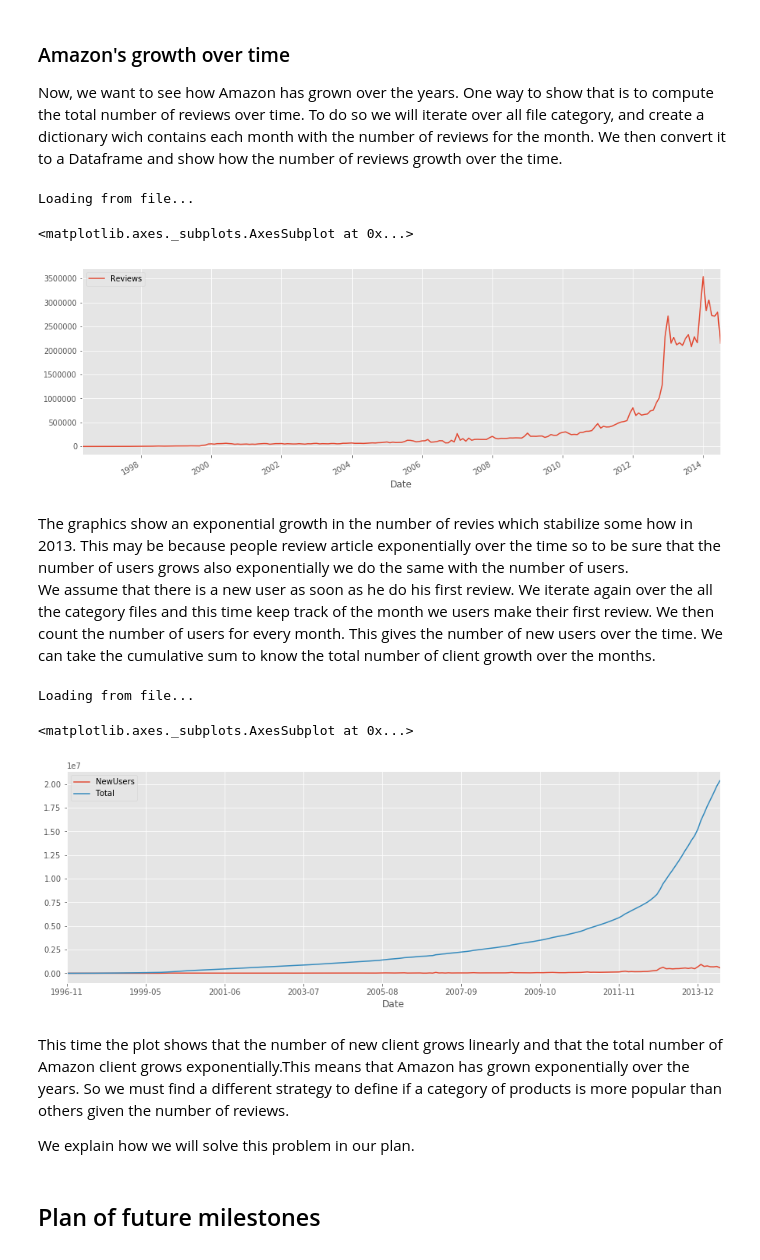
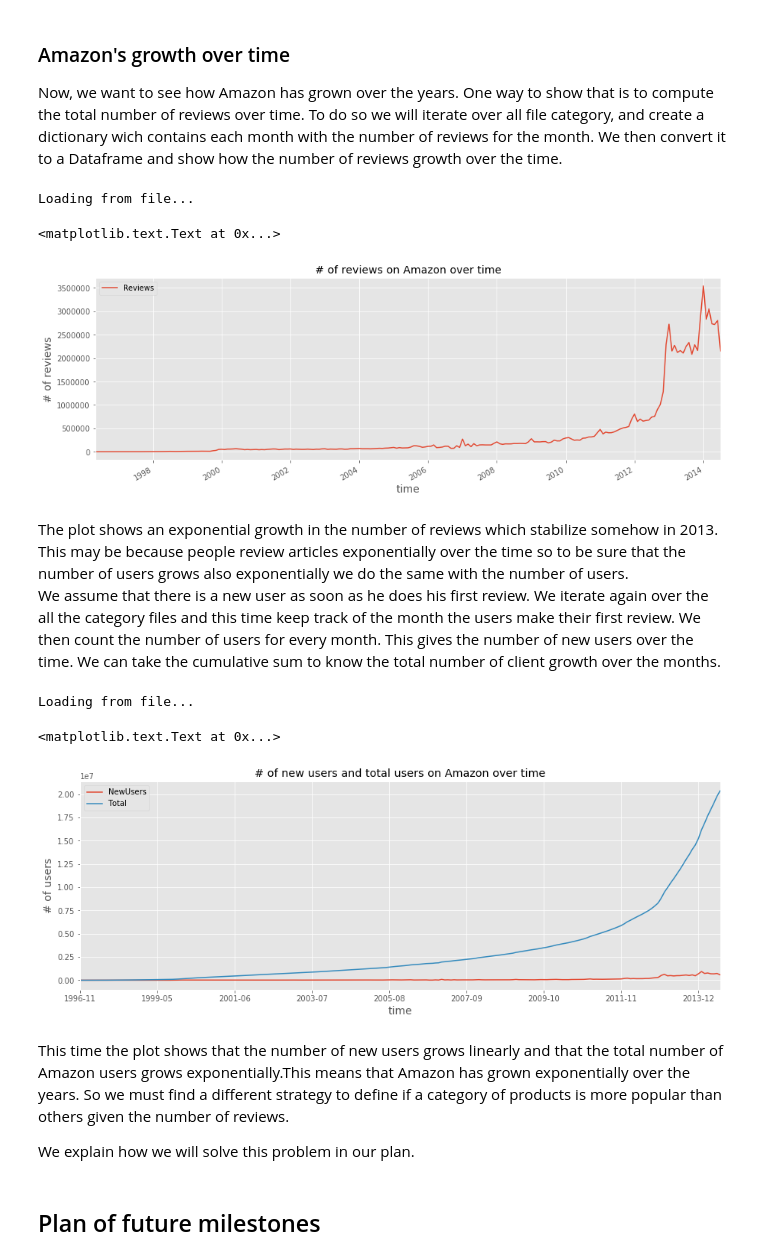
Before and after one commit to darioAnongba/EPFL-ADA, a Jupyter notebook: project/Report.ipynb, the cells around one changed output. Drawn from its saved outputs; the diff is of its cells as text; code cells hidden in the pictures.

Commit message:
Added title and labels

```diff
--- a/project/Report.ipynb
+++ b/project/Report.ipynb
@@ -283,8 +283,8 @@ def loadCountData(filename, columns, count_func, extra_handling, truncate = Fals
         # Iterate over the files
         for file in tqdm(os.listdir(DATA_DIR)):
             # Only take reviews files
-            if(file.startswith('reviews') and file.endswith('.json.gz')):
-                count_func(acc,'data/' + file)
+            if (file.startswith('reviews') and file.endswith('.json.gz')):
+                count_func(acc, DATA_DIR + file)
 
         # Convert to DataFrame
         df = pd.DataFrame(list(acc.items()),columns=columns).sort_values('Date')
@@ -314,15 +314,17 @@ def loadCountData(filename, columns, count_func, extra_handling, truncate = Fals
     return df
 # %%
 # Load Reviews Growth and show the graph
-reviews_growth_df = loadCountData(REVIEWS_GROWTH,['Date','Reviews'], count_review,'Reviews')
-reviews_growth_df.plot()
+reviews_growth_df = loadCountData(REVIEWS_GROWTH, ['Date','Reviews'], count_review, 'Reviews')
+reviews_growth_df.plot(title='# of reviews on Amazon over time')
+plt.xlabel('time', fontsize=14)
+plt.ylabel('# of reviews', fontsize=14)
 # %% [output]
 Loading from file...
-<matplotlib.axes._subplots.AxesSubplot at 0x...>
+<matplotlib.text.Text at 0x...>
-[figure, old version]
+[figure, new version]
 # %% [markdown]
-The graphics show an exponential growth in the number of revies which stabilize some how in 2013. This may be because people review article exponentially over the time so to be sure that the number of users grows also exponentially we do the same with the number of users.
-We assume that there is a new user as soon as he do his first review. We iterate again over the all the category files and this time keep track of the month we users make their first review. We then count the number of users for every month. This gives the number of new users over the time. We can take the cumulative sum to know the total number of client growth over the months.
+The plot shows an exponential growth in the number of reviews which stabilize somehow in 2013. This may be because people review articles exponentially over the time so to be sure that the number of users grows also exponentially we do the same with the number of users.
+We assume that there is a new user as soon as he does his first review. We iterate again over the all the category files and this time keep track of the month the users make their first review. We then count the number of users for every month. This gives the number of new users over the time. We can take the cumulative sum to know the total number of client growth over the months.
 # %%
 def get_user(item):
     '''
@@ -363,14 +365,16 @@ def find_users_first_review(acc,file_path):
         print('skiped {} rows because of KeyError (not present) or ValueError (not parsable)'.format(skiped))
 # %%
 # Load Users Growth and show the graph
-users_growth_df = loadCountData(USER_COUNT,['NewUsers','Date'],find_users_first_review,'Users')
-users_growth_df.plot()
+users_growth_df = loadCountData(USER_COUNT, ['NewUsers','Date'], find_users_first_review, 'Users')
+users_growth_df.plot(title='# of new users and total users on Amazon over time')
+plt.xlabel('time', fontsize=14)
+plt.ylabel('# of users', fontsize=14)
 # %% [output]
 Loading from file...
-<matplotlib.axes._subplots.AxesSubplot at 0x...>
+<matplotlib.text.Text at 0x...>
-[figure, old version]
+[figure, new version]
 # %% [markdown]
-This time the plot shows that the number of new client grows linearly and that the total number of Amazon client grows exponentially.This means that Amazon has grown exponentially over the years. So we must find a different strategy to define if a category of products is more popular than others given the number of reviews.
+This time the plot shows that the number of new users grows linearly and that the total number of Amazon users grows exponentially.This means that Amazon has grown exponentially over the years. So we must find a different strategy to define if a category of products is more popular than others given the number of reviews.
 
 We explain how we will solve this problem in our plan.
 # %% [markdown]
```
